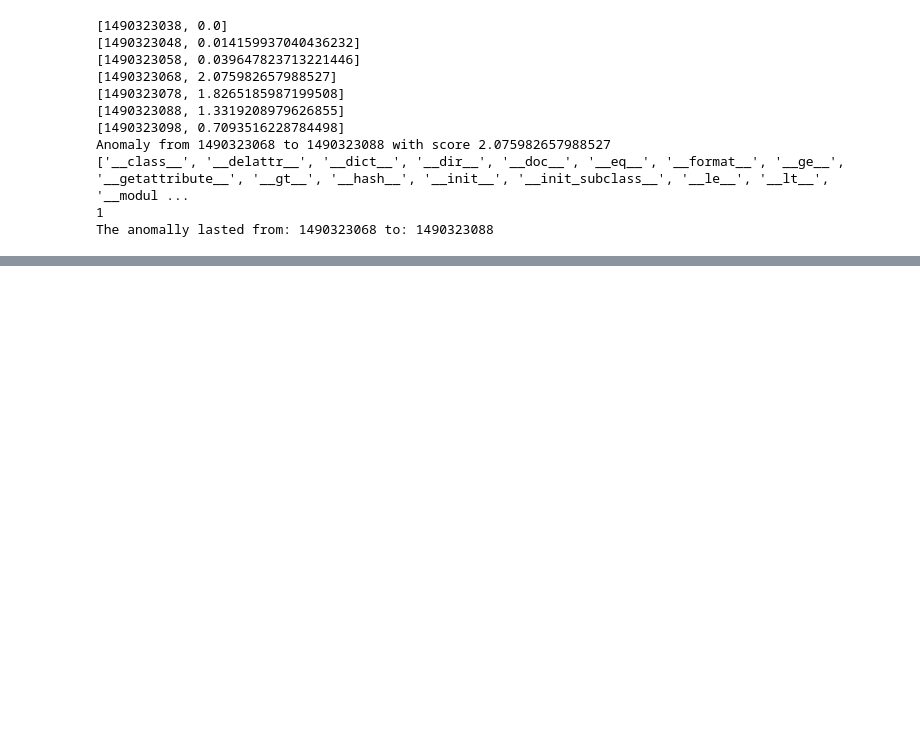
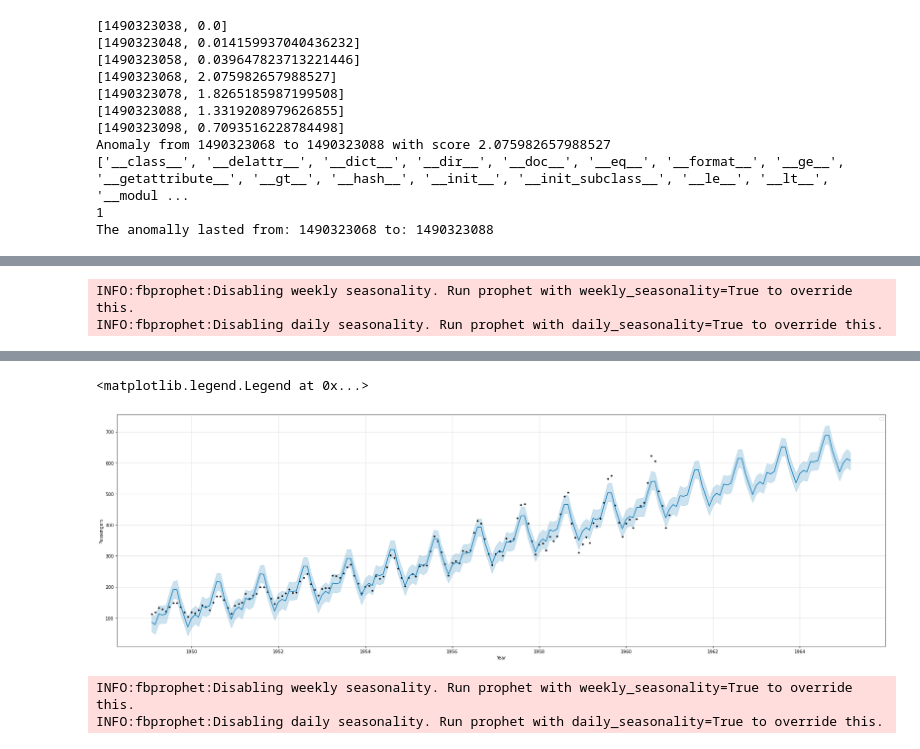
Before and after one commit to Daivar/Deep_Learning_Models, a Jupyter notebook: Anomaly_detection.ipynb, the cells around one changed output, grey strips where cells are left out. Saved outputs shown, nothing was run; the diff lists cells and outputs as text; code cells hidden in the pictures; blank space fills up the shorter version.

```diff
--- a/Anomaly_detection.ipynb
+++ b/Anomaly_detection.ipynb
@@ -444,3 +444,22 @@ Anomaly from 1490323068 to 1490323088 with score 2.075982657988527
 ['__class__', '__delattr__', '__dict__', '__dir__', '__doc__', '__eq__', '__format__', '__ge__', '__getattribute__', '__gt__', '__hash__', '__init__', '__init_subclass__', '__le__', '__lt__', '__modul ...
 1
 The anomally lasted from: 1490323068 to: 1490323088
+# %%
+
+# Decomposition model with Prophet by Facebook
+from fbprophet import Prophet
+
+# Data preparation
+# Naming convention: 'ds' = time stamp, 'y' = observations
+# Index != time stamp
+# Required class: DataFrame (pandas)
+
+# Importing the nottem dataset as a pandas DataFrame
+# Make sure that nottem.csv is in the same folder as this python notebook
+import pandas as pd
+airp = 'https://raw.githubusercontent.com/MindaugasBernatavicius/DeepLearningCourse/master/09_Sequential_Data_Analysis/airline-passengers.csv'
+airp_data = pd.read_csv(airp, header = 0, names = ['Month', 'Passengers'], index_col = 0)
+
+# Generating the time stamp
+airp_s = pd.Series((airp_data.Passengers).values, index = pd.date_range('1949-01-01', periods=len(airp_data), freq='m'))
+airp_s.head()
@@ -446,0 +473,4 @@ The anomally lasted from: 1490323068 to: 1490323088
+# %%
+# Create a pandas.DataFrame with the values of nottemts
+airp_df = pd.DataFrame({'ds':airp_s.index, 'y':airp_s.values})
+airp_df.head()
@@ -446,0 +484,19 @@ The anomally lasted from: 1490323068 to: 1490323088
+# %%
+# Make the prophet model and fit on the data
+mymodel = Prophet()
+mymodel.fit(airp_df)
+
+# Create a forecast with 'mymodel'
+future_data = mymodel.make_future_dataframe(periods = 50, freq = 'm')
+fcast = mymodel.predict(future_data)
+# %% [output]
+INFO:fbprophet:Disabling weekly seasonality. Run prophet with weekly_seasonality=True to override this.
+INFO:fbprophet:Disabling daily seasonality. Run prophet with daily_seasonality=True to override this.
+# %%
+import matplotlib.pyplot as plt
+fig, ax1 = plt.subplots(1,1, figsize = (25, 8))
+mymodel.plot(fcast, ax = ax1);
+plt.ylabel('Passengers')
+plt.xlabel('Year')
+plt.legend()
+# %% [output]
@@ -446,0 +504,13 @@ The anomally lasted from: 1490323068 to: 1490323088
+<matplotlib.legend.Legend at 0x...>
+[figure, added]
+# %%
+# Make the prophet model and fit on the data
+mymodel = Prophet(seasonality_mode='multiplicative')
+mymodel.fit(airp_df)
+
+# Create a forecast with 'mymodel'
+future_data = mymodel.make_future_dataframe(periods = 50, freq = 'm')
+fcast = mymodel.predict(future_data)
+# %% [output]
+INFO:fbprophet:Disabling weekly seasonality. Run prophet with weekly_seasonality=True to override this.
+INFO:fbprophet:Disabling daily seasonality. Run prophet with daily_seasonality=True to override this.
```
Also changed, not shown: parts of 7 cells of this notebook.
